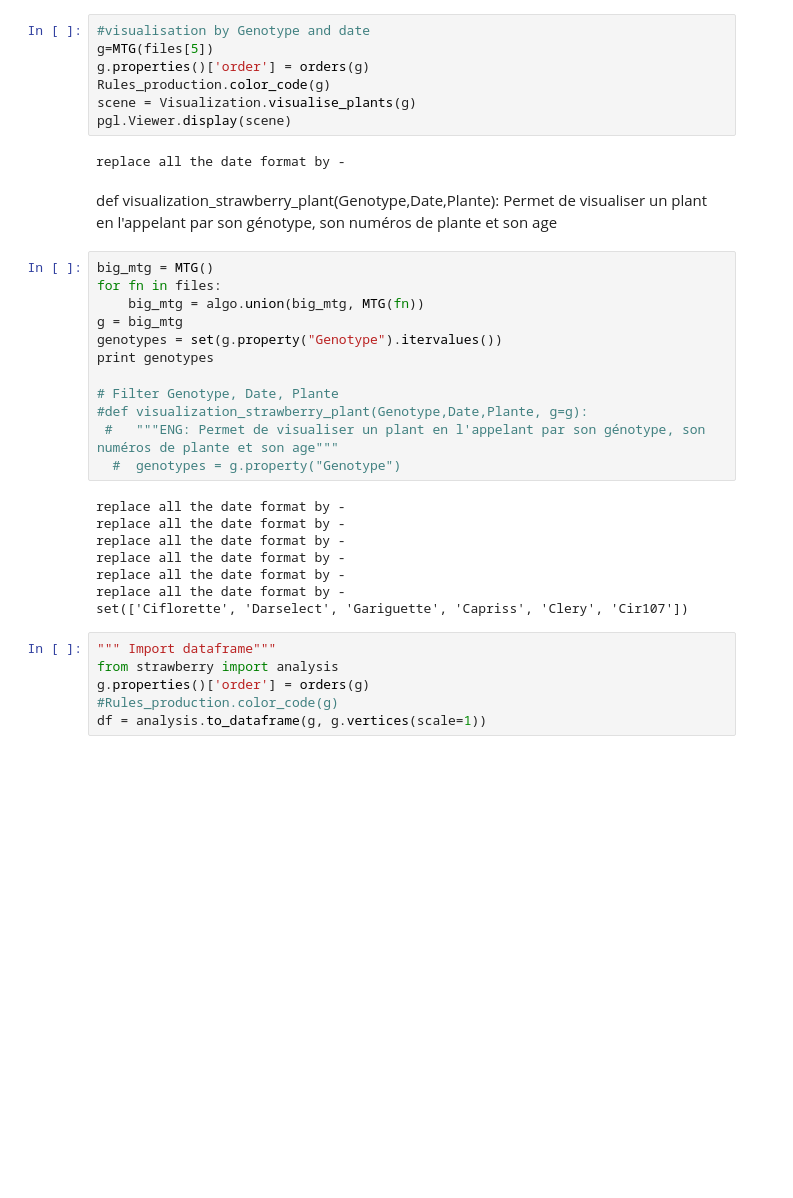
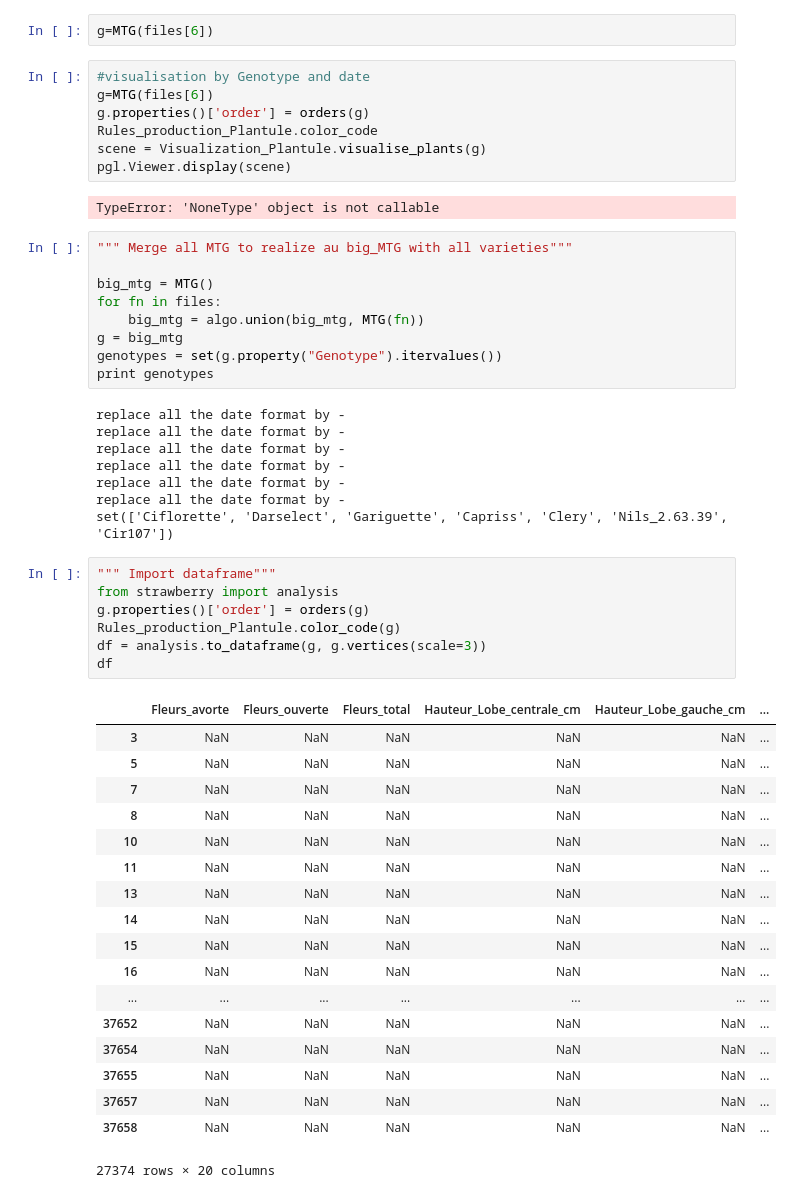
Before and after one commit to openalea/strawberry, a Jupyter notebook: strawberry/example/Fonction.ipynb, the cells around one changed output. Cells and saved outputs as stored; diff of their text form; blank space fills up the shorter version.

```diff
--- a/strawberry/example/Fonction.ipynb
+++ b/strawberry/example/Fonction.ipynb
@@ -29,26 +30,23 @@ files
+# %%
+g=MTG(files[6])
 # %%
 #visualisation by Genotype and date
-g=MTG(files[5])
+g=MTG(files[6])
 g.properties()['order'] = orders(g)
-Rules_production.color_code(g)
-scene = Visualization.visualise_plants(g)
+Rules_production_Plantule.color_code
+scene = Visualization_Plantule.visualise_plants(g)
 pgl.Viewer.display(scene)
 # %% [output]
-replace all the date format by -
+TypeError: 'NoneType' object is not callable
-# %% [markdown]
-def visualization_strawberry_plant(Genotype,Date,Plante): Permet de visualiser un plant en l'appelant par son génotype, son numéros de plante et son age
 # %%
+""" Merge all MTG to realize au big_MTG with all varieties"""
+
 big_mtg = MTG()
 for fn in files:
     big_mtg = algo.union(big_mtg, MTG(fn))
 g = big_mtg
 genotypes = set(g.property("Genotype").itervalues())
 print genotypes
-
-# Filter Genotype, Date, Plante
-#def visualization_strawberry_plant(Genotype,Date,Plante, g=g):
- #   """ENG: Permet de visualiser un plant en l'appelant par son génotype, son numéros de plante et son age"""
-  #  genotypes = g.property("Genotype")
 # %% [output]
 replace all the date format by -
 replace all the date format by -
@@ -56,11 +54,31 @@ replace all the date format by -
 replace all the date format by -
 replace all the date format by -
 replace all the date format by -
-set(['Ciflorette', 'Darselect', 'Gariguette', 'Capriss', 'Clery', 'Cir107'])
+set(['Ciflorette', 'Darselect', 'Gariguette', 'Capriss', 'Clery', 'Nils_2.63.39', 'Cir107'])
 # %%
 """ Import dataframe"""
 from strawberry import analysis
 g.properties()['order'] = orders(g)
-#Rules_production.color_code(g)
-df = analysis.to_dataframe(g, g.vertices(scale=1))
+Rules_production_Plantule.color_code(g)
+df = analysis.to_dataframe(g, g.vertices(scale=3))
+df
+# %% [output]
+|  | Fleurs_avorte | Fleurs_ouverte | Fleurs_total | Hauteur_Lobe_centrale_cm | Hauteur_Lobe_gauche_cm | ... |
+| 3 | NaN | NaN | NaN | NaN | NaN | ... |
+| 5 | NaN | NaN | NaN | NaN | NaN | ... |
+| 7 | NaN | NaN | NaN | NaN | NaN | ... |
+| 8 | NaN | NaN | NaN | NaN | NaN | ... |
+| 10 | NaN | NaN | NaN | NaN | NaN | ... |
+| 11 | NaN | NaN | NaN | NaN | NaN | ... |
+| 13 | NaN | NaN | NaN | NaN | NaN | ... |
+| 14 | NaN | NaN | NaN | NaN | NaN | ... |
+| 15 | NaN | NaN | NaN | NaN | NaN | ... |
+| 16 | NaN | NaN | NaN | NaN | NaN | ... |
+| ... | ... | ... | ... | ... | ... | ... |
+| 37652 | NaN | NaN | NaN | NaN | NaN | ... |
+| 37654 | NaN | NaN | NaN | NaN | NaN | ... |
+| 37655 | NaN | NaN | NaN | NaN | NaN | ... |
+| 37657 | NaN | NaN | NaN | NaN | NaN | ... |
+| 37658 | NaN | NaN | NaN | NaN | NaN | ... |
+27374 rows × 20 columns
 # %%
```
Also changed, not shown: parts of 22 cells of this notebook, 12 other files.
